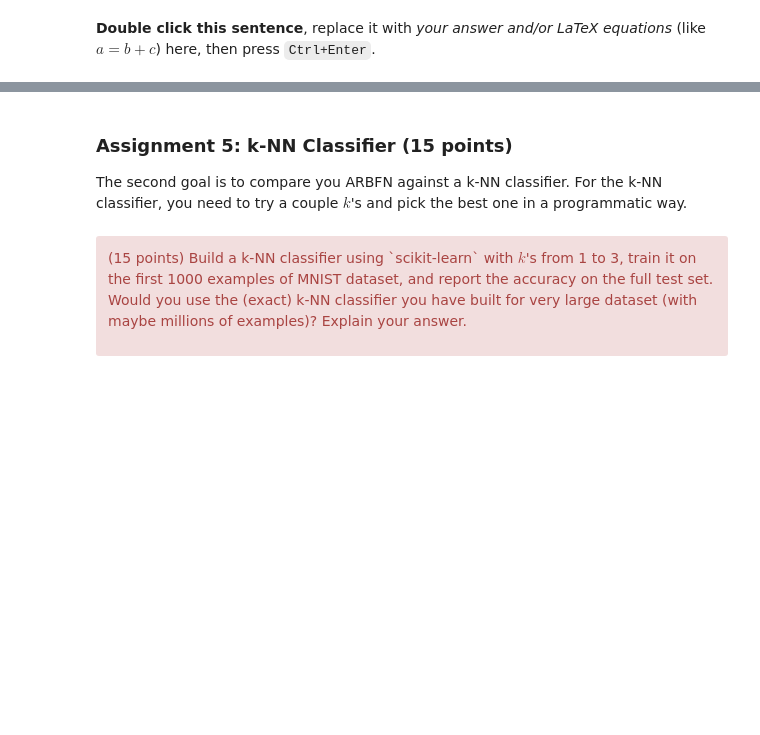
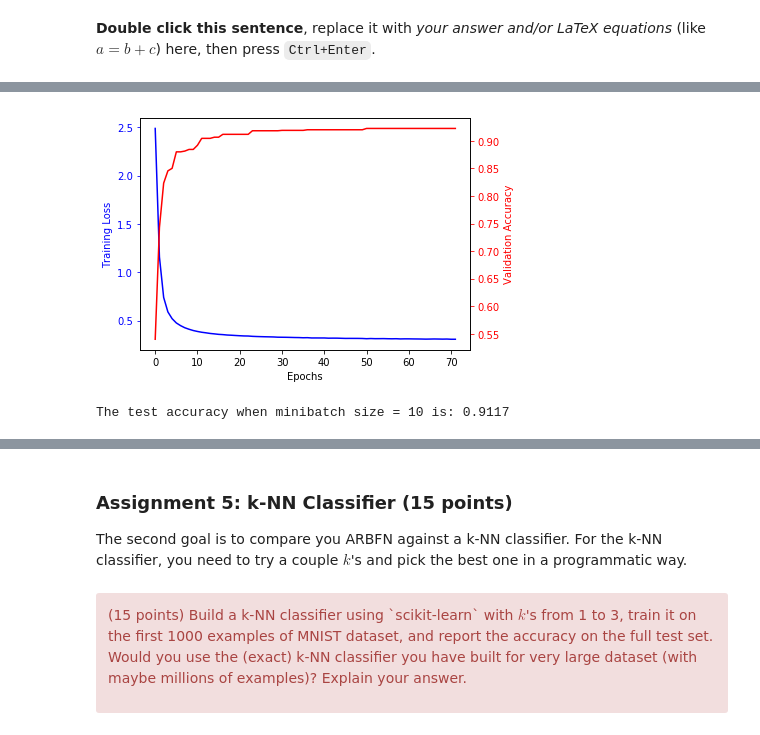
Before and after one commit to goki0607/machine_learning, a Jupyter notebook: HW4/hw4.ipynb, the cells around one changed output, grey strips where cells are left out. Cells and saved outputs as stored; diff of their text form; code cells hidden in the pictures; blank space fills up the shorter version.

```diff
--- a/HW4/hw4.ipynb
+++ b/HW4/hw4.ipynb
@@ -89,7 +89,7 @@ def adaptive_rbfn_logits(x, params):
     x = x.reshape((x.shape[0], -1))
 
     #### BEGINNING OF IMPLEMENTATION OF REPLACEMENT
-    phi = np.exp(-((x[:, None, :] - bases[None, :, :]) ** 2).sum(axis=-1)) # (n_samples, n_bases)
+    phi = np.exp(-((x[:, None, :] - bases[None, :, :]) ** 2).mean(axis=-1)) # (n_samples, n_bases)
     #### END OF IMPLEMENTATION OF REPLACEMENT
 
     #### BEGINNING OF PREVIOUS CODE FOR REFERENCE PURPOSES
@@ -134,8 +134,21 @@ def adaptive_rbfn_cost(param_buf, x, y, unpack):
     logits = adaptive_rbfn_logits(x, params)
 
     #### BEGINNING OF IMPLEMENTATION OF REPLACEMENT
-    softmax = logits - autograd.scipy.misc.logsumexp(logits,axis=1,keepdims=True)
-    cost = -(softmax[np.arange(x.shape[0]), y].mean())
+    log_probs = logits.ravel()[[i*logits.shape[1]+j for i, j in enumerate(y)]] - autograd.scipy.misc.logsumexp(logits, axis=1)
+
+    ## -- this softmax is used to be with its corresponding cost function that can be
+    ## -- seen below, I kept this here for reference purposes
+    ## (1) softmax = logits - autograd.scipy.misc.logsumexp(logits, axis=1, keepdims=True)
+    ## -- the cost below is second take at indexing, I found an even more optimized way to
+    ## -- make this computation above (omitting some uneccessary subtractions)
+    ## (1) cost = -(softmax.ravel()[[i*softmax.shape[1]+j for i, j in enumerate(y)]].mean())
+
+    ## -- the cost below is first take at indexing, this proved to be considerably slow
+    ## -- so it was omitted from the implementation and optimized above, it can be used
+    ## -- with the softmax given in (1)
+    ## (2) cost = -(softmax[np.arange(x.shape[0]), y].mean())
+
+    cost = -log_probs.mean()
     #### END OF IMPLEMENTATION OF REPLACEMENT
 
     #### BEGINNING OF CODE TO BE REPLACED
@@ -254,12 +269,3 @@ Optionally, you can also decay the learning rate after each minibatch or each ep
 </div>
 # %% [markdown]
 **Double click this sentence**, replace it with *your answer and/or LaTeX equations* (like $a=b+c$) here, then press `Ctrl+Enter`.
-# %%
-# YOUR CODE HERE
-
-# we use 10,000 data points for validation and the remaining for testing
-X_train, X_val = train_data[:-10000], train_data[-10000:]
-y_train, y_val = train_labels[:-10000], train_labels[-10000:]
-
-def train_sgd():
-    pass
@@ -265,0 +380,3 @@ def train_sgd():
+# %%
+%%time
+results_1 = train_sgd(adaptive_rbfn_cost_and_grad, params, X_train, y_train, X_val, y_val)
@@ -265,0 +387,22 @@ def train_sgd():
+# %%
+# plot the results from results_1 (minibatch size = 10)
+fig, ax1 = plot.subplots()
+ax1.plot(results_1[1], 'b-', label='Training Loss')
+ax1.set_xlabel('Epochs')
+ax1.set_ylabel('Training Loss', color='b')
+ax1.tick_params('y', colors='b')
+ax2 = ax1.twinx()
+ax2.plot(results_1[2], 'r-', label='Validation Accuracy')
+ax2.set_ylabel('Validation Accuracy', color='r')
+ax2.tick_params('y', colors='r')
+fig.tight_layout()
+# %% [output]
+[figure, added]
+# %%
+# report the test accuracy for results_1 (minibatch size = 10)
+param_buf, unpack = autograd.misc.flatten(results_1[0])
+y_hat = adaptive_rbfn_logits(test_data, unpack(param_buf)).argmax(axis=1)
+test_accuracy = np.equal(y_hat, test_labels).sum() / (test_labels.shape[0])
+print("The test accuracy when minibatch size = 10 is:", test_accuracy)
+# %% [output]
+The test accuracy when minibatch size = 10 is: 0.9117
```
Also changed, not shown: parts of 11 cells of this notebook.
